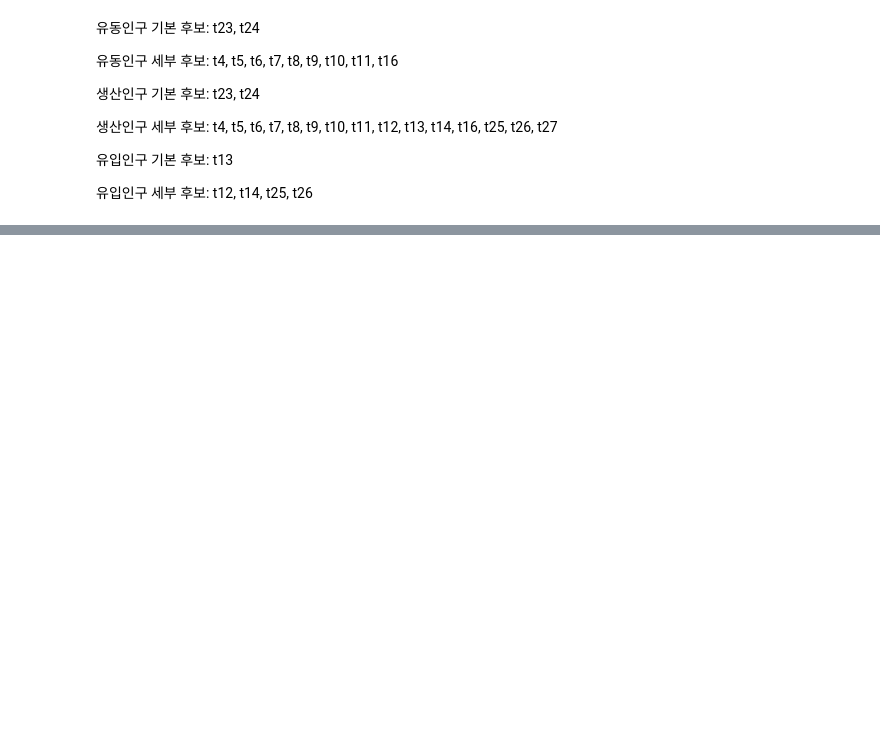
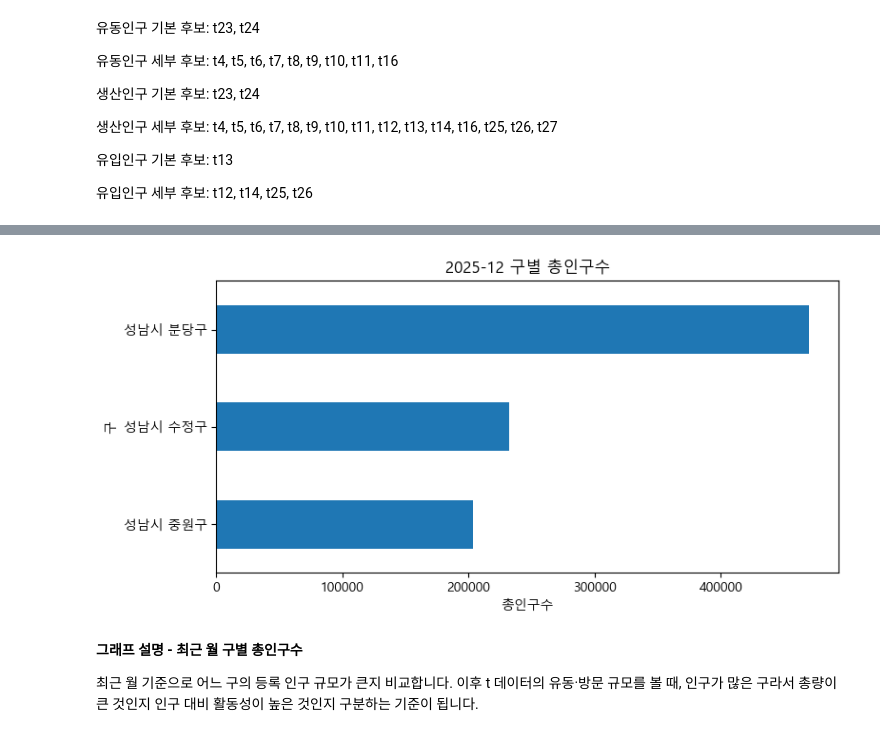
Before and after one commit to bulsajo1/final_project, a Jupyter notebook: Jiryun/my_eda.ipynb, the cells around one changed output, grey strips where cells are left out. Saved outputs shown, nothing was run; the diff lists cells and outputs as text; code cells hidden in the pictures; blank space fills up the shorter version.

```diff
--- a/Jiryun/my_eda.ipynb
+++ b/Jiryun/my_eda.ipynb
@@ -102,0 +1022,19 @@ t24.head()
+# %%
+ax = latest_by_cty.sort_values("TOTAL_POP").plot(
+    kind="barh",
+    x="CTY_NM",
+    y="TOTAL_POP",
+    figsize=(8, 4),
+    legend=False,
+    title=f"{latest_month:%Y-%m} 구별 총인구수",
+)
+ax.set_xlabel("총인구수")
+ax.set_ylabel("구")
+plt.tight_layout()
+plt.show()
+# %% [output]
+[figure, added]
+# %% [markdown]
+**그래프 설명 - 최근 월 구별 총인구수**
+
+최근 월 기준으로 어느 구의 등록 인구 규모가 큰지 비교합니다. 이후 t 데이터의 유동·방문 규모를 볼 때, 인구가 많은 구라서 총량이 큰 것인지 인구 대비 활동성이 높은 것인지 구분하는 기준이 됩니다.
```
Also changed, not shown: parts of 140 cells of this notebook, 1 other file.
